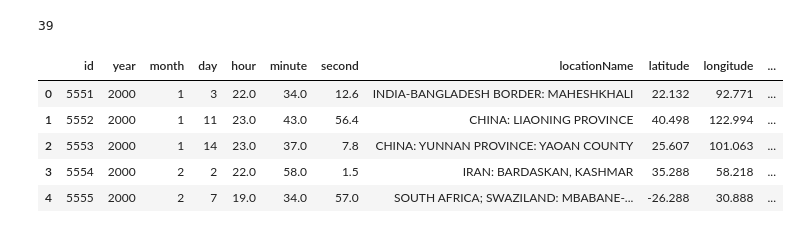
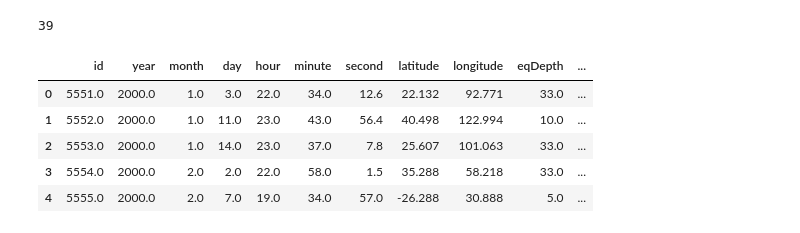
Before and after one commit to southdakotamines-datascience/nasa-thehardrock, a Jupyter notebook: backend/preprocessing.ipynb, the cells around one changed output. Saved outputs shown, nothing was run; the diff lists cells and outputs as text; code cells hidden in the pictures.

```diff
--- a/backend/preprocessing.ipynb
+++ b/backend/preprocessing.ipynb
@@ -76,4 +48,0 @@ Name: housesDamagedTotal, Length: 1425, dtype: float64
-# %%
-df["housesDamagedTotal"] = df["housesDamagedTotal"].fillna(df["housesDamaged"]).fillna(0)
-df = df.drop(columns=["housesDamaged"])
-df.head()
@@ -101,12 +84,3 @@ Index(['id', 'year', 'month', 'day', 'hour', 'minute', 'second',
        'missingAmountOrder', 'missingTotal', 'missingAmountOrderTotal',
        'eqMagUnk'],
       dtype='object')
-# %%
-# combine damageAmountOrder and damageAmountOrderTotal columns
-print(df["damageAmountOrder"])
-print(df["damageAmountOrderTotal"])
-# if damageAmountOrderTotal is different than damageAmountOrder, take an average
-df["damageAmountOrderTotal"] = df["damageAmountOrderTotal"].fillna(df["damageAmountOrder"])
-df["damageAmountOrder"] = df["damageAmountOrder"].fillna(df["damageAmountOrderTotal"])
-df["damageAmountOrderTotal"] = df["damageAmountOrderTotal"].where(df["damageAmountOrderTotal"] == df["damageAmountOrder"], (df["damageAmountOrderTotal"] + df["damageAmountOrder"]) / 2)
-print(df["damageAmountOrderTotal"])
@@ -131,4 +86,0 @@ Name: damageAmountOrderTotal, Length: 1425, dtype: float64
-# %%
-df["damageAmountOrderTotal"] = df["damageAmountOrderTotal"].fillna(df["damageAmountOrder"]).fillna(0)
-df = df.drop(columns=["damageAmountOrder"])
-df.head()
@@ -170,14 +149,16 @@ print(len(df.columns))
 # %%
+from sklearn.impute import KNNImputer
 # if injuriesTotal is different than injuries, take an average
 def combine_columns(compare_column_name, column_name, df=df):
     df[column_name] = df[column_name].fillna(df[compare_column_name])
     df[compare_column_name] = df[compare_column_name].fillna(df[column_name])
     df[column_name] = df[column_name].where(df[column_name] == df[compare_column_name], (df[column_name] + df[compare_column_name]) / 2)
 
-    df[column_name] = df[column_name].fillna(df[compare_column_name]).fillna(0)
     df = df.drop(columns=[compare_column_name])
     return df
 
+df = combine_columns("housesDamaged", "housesDamagedTotal", df)
+df = combine_columns("damageAmountOrder", "damageAmountOrderTotal", df)
 df = combine_columns("injuries", "injuriesTotal", df)
 df = combine_columns("housesDestroyed", "housesDestroyedTotal", df)
 df = combine_columns("housesDamagedAmountOrder", "housesDamagedAmountOrderTotal", df)
@@ -186,16 +167,22 @@ df = combine_columns("damageMillionsDollars", "damageMillionsDollarsTotal", df)
 df = combine_columns("missing", "missingTotal", df)
 df = combine_columns("missingAmountOrder", "missingAmountOrderTotal", df)
 
+# model-based imputation
+# take out location
+df_imputed = df.drop(columns=["locationName", "country", "area"])
+imputer = KNNImputer(n_neighbors=5)
+df_imputed = pd.DataFrame(imputer.fit_transform(df_imputed), columns=df_imputed.columns)
+
 print(len(df.columns))
 # %% [output]
 39
 # %%
-df = df.fillna(0)
-df.head()
+df_imputed = df_imputed.join(df[["locationName", "country"]])
+df_imputed.head()
 # %% [output]
-|  | id | year | month | day | hour | minute | second | locationName | latitude | longitude | ... |
-| 0 | 5551 | 2000 | 1 | 3 | 22.0 | 34.0 | 12.6 | INDIA-BANGLADESH BORDER: MAHESHKHALI | 22.132 | 92.771 | ... |
-| 1 | 5552 | 2000 | 1 | 11 | 23.0 | 43.0 | 56.4 | CHINA: LIAONING PROVINCE | 40.498 | 122.994 | ... |
-| 2 | 5553 | 2000 | 1 | 14 | 23.0 | 37.0 | 7.8 | CHINA: YUNNAN PROVINCE: YAOAN COUNTY | 25.607 | 101.063 | ... |
-| 3 | 5554 | 2000 | 2 | 2 | 22.0 | 58.0 | 1.5 | IRAN: BARDASKAN, KASHMAR | 35.288 | 58.218 | ... |
-| 4 | 5555 | 2000 | 2 | 7 | 19.0 | 34.0 | 57.0 | SOUTH AFRICA; SWAZILAND: MBABANE-... | -26.288 | 30.888 | ... |
+|  | id | year | month | day | hour | minute | second | latitude | longitude | eqDepth | ... |
+| 0 | 5551.0 | 2000.0 | 1.0 | 3.0 | 22.0 | 34.0 | 12.6 | 22.132 | 92.771 | 33.0 | ... |
+| 1 | 5552.0 | 2000.0 | 1.0 | 11.0 | 23.0 | 43.0 | 56.4 | 40.498 | 122.994 | 10.0 | ... |
+| 2 | 5553.0 | 2000.0 | 1.0 | 14.0 | 23.0 | 37.0 | 7.8 | 25.607 | 101.063 | 33.0 | ... |
+| 3 | 5554.0 | 2000.0 | 2.0 | 2.0 | 22.0 | 58.0 | 1.5 | 35.288 | 58.218 | 33.0 | ... |
+| 4 | 5555.0 | 2000.0 | 2.0 | 7.0 | 19.0 | 34.0 | 57.0 | -26.288 | 30.888 | 5.0 | ... |
```
Also changed, not shown: parts of 11 cells of this notebook, 1 other file.
